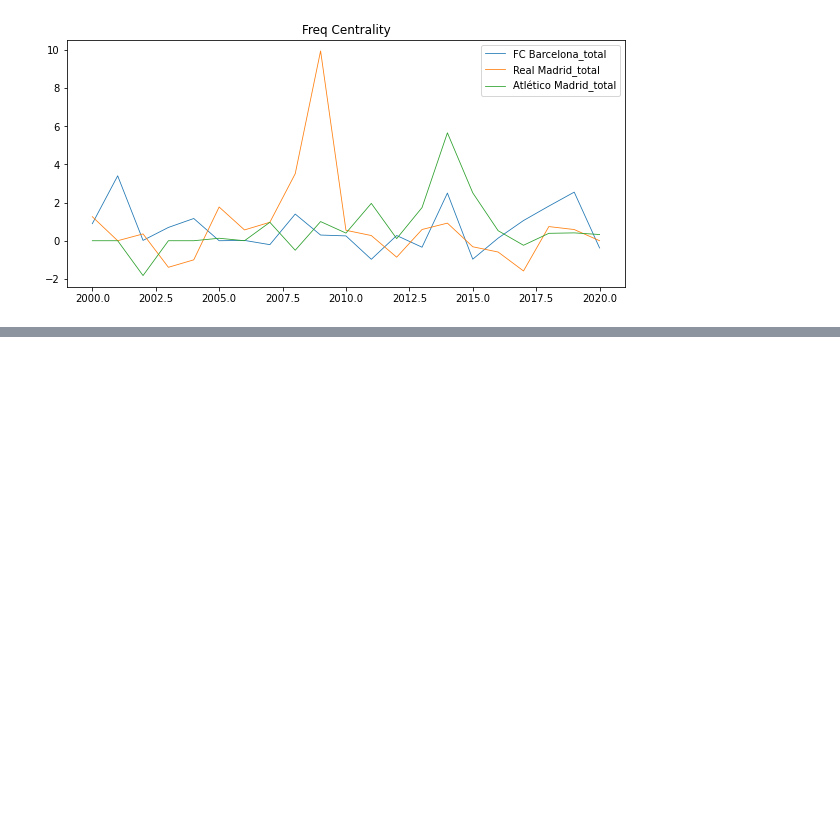
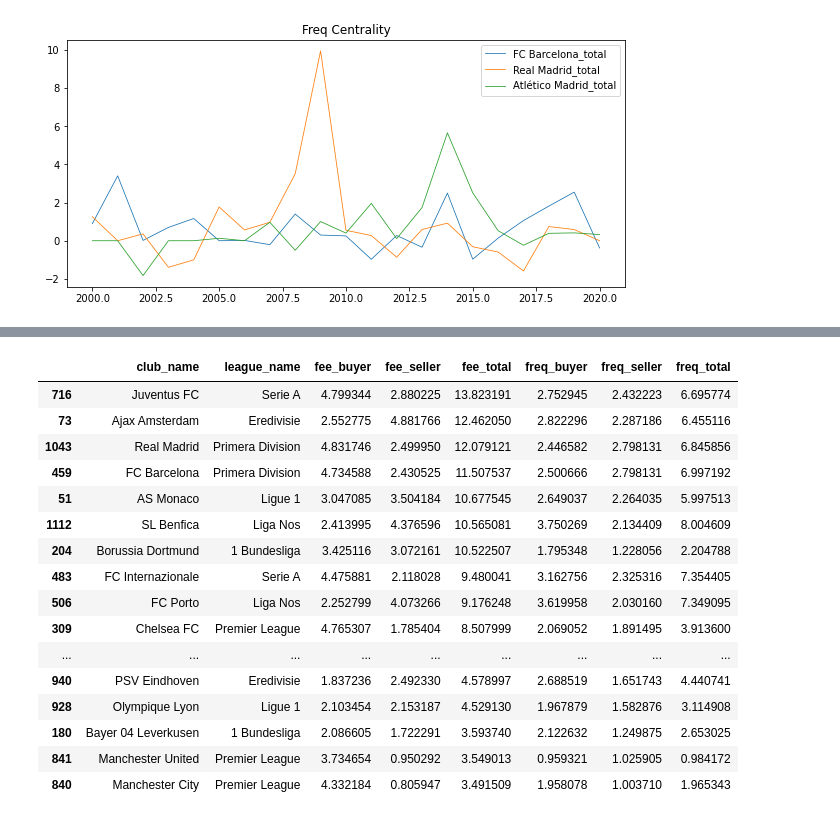
Before and after one commit to marcros/football-transfers, a Jupyter notebook: centrality.ipynb, the cells around one changed output, grey strips where cells are left out. Drawn from its saved outputs; the diff is of its cells as text; code cells hidden in the pictures; blank space fills up the shorter version.

```diff
--- a/centrality.ipynb
+++ b/centrality.ipynb
@@ -137,0 +187,20 @@ _ = get_centrality_years(['FC Barcelona', 'Real Madrid', 'Atlético Madrid'], 'P
+# %%
+centrality.sort_values(by='fee_total', ascending=False)[:20]
+# %% [output]
+|  | club_name | league_name | fee_buyer | fee_seller | fee_total | freq_buyer | freq_seller | freq_total |
+| 716 | Juventus FC | Serie A | 4.799344 | 2.880225 | 13.823191 | 2.752945 | 2.432223 | 6.695774 |
+| 73 | Ajax Amsterdam | Eredivisie | 2.552775 | 4.881766 | 12.462050 | 2.822296 | 2.287186 | 6.455116 |
+| 1043 | Real Madrid | Primera Division | 4.831746 | 2.499950 | 12.079121 | 2.446582 | 2.798131 | 6.845856 |
+| 459 | FC Barcelona | Primera Division | 4.734588 | 2.430525 | 11.507537 | 2.500666 | 2.798131 | 6.997192 |
+| 51 | AS Monaco | Ligue 1 | 3.047085 | 3.504184 | 10.677545 | 2.649037 | 2.264035 | 5.997513 |
+| 1112 | SL Benfica | Liga Nos | 2.413995 | 4.376596 | 10.565081 | 3.750269 | 2.134409 | 8.004609 |
+| 204 | Borussia Dortmund | 1 Bundesliga | 3.425116 | 3.072161 | 10.522507 | 1.795348 | 1.228056 | 2.204788 |
+| 483 | FC Internazionale | Serie A | 4.475881 | 2.118028 | 9.480041 | 3.162756 | 2.325316 | 7.354405 |
+| 506 | FC Porto | Liga Nos | 2.252799 | 4.073266 | 9.176248 | 3.619958 | 2.030160 | 7.349095 |
+| 309 | Chelsea FC | Premier League | 4.765307 | 1.785404 | 8.507999 | 2.069052 | 1.891495 | 3.913600 |
+| ... | ... | ... | ... | ... | ... | ... | ... | ... |
+| 940 | PSV Eindhoven | Eredivisie | 1.837236 | 2.492330 | 4.578997 | 2.688519 | 1.651743 | 4.440741 |
+| 928 | Olympique Lyon | Ligue 1 | 2.103454 | 2.153187 | 4.529130 | 1.967879 | 1.582876 | 3.114908 |
+| 180 | Bayer 04 Leverkusen | 1 Bundesliga | 2.086605 | 1.722291 | 3.593740 | 2.122632 | 1.249875 | 2.653025 |
+| 841 | Manchester United | Premier League | 3.734654 | 0.950292 | 3.549013 | 0.959321 | 1.025905 | 0.984172 |
+| 840 | Manchester City | Premier League | 4.332184 | 0.805947 | 3.491509 | 1.958078 | 1.003710 | 1.965343 |
```
Also changed, not shown: parts of 5 cells of this notebook.
